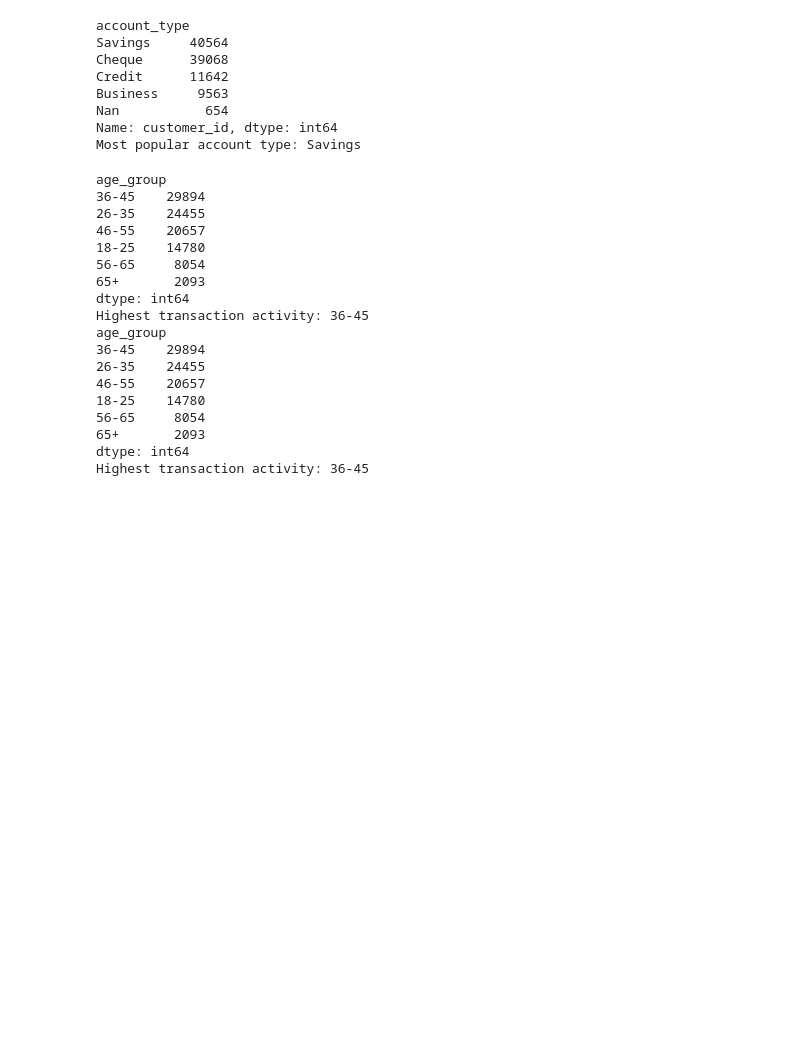
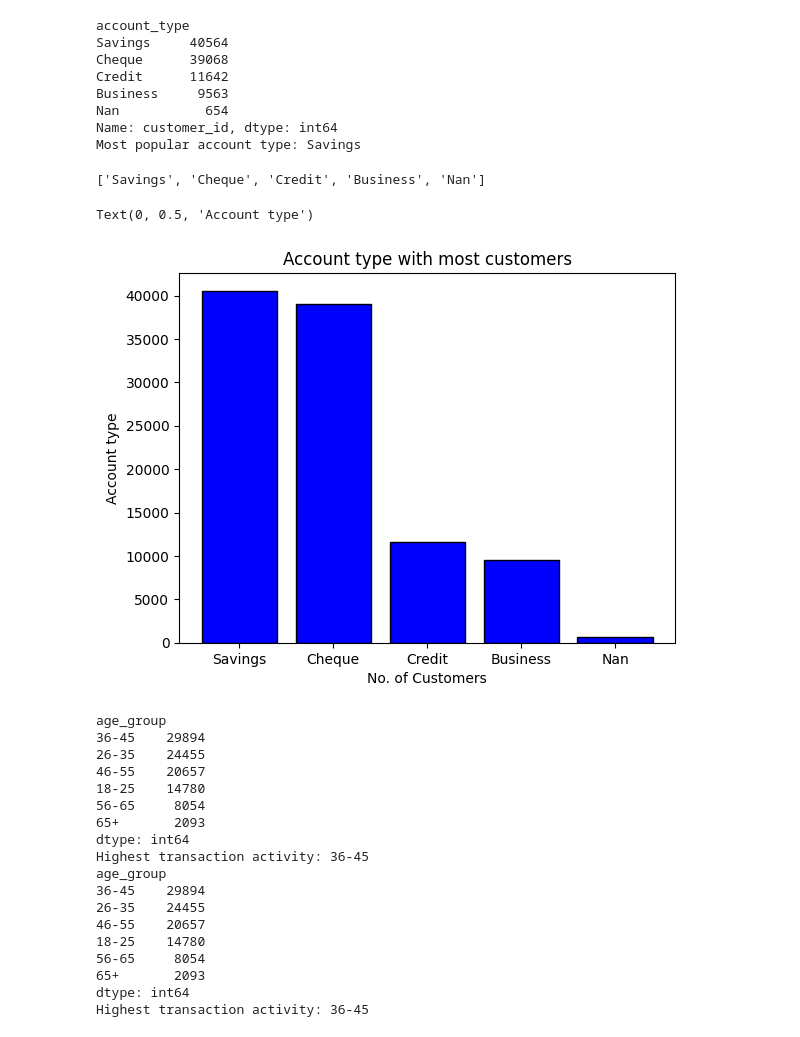
Before and after one commit to akonamajongile-a11y/bankguard, a Jupyter notebook: Siziphiwe_bankguard.ipynb, the cells around one changed output. Cells and saved outputs as stored; diff of their text form; code cells hidden in the pictures; blank space fills up the shorter version.

```diff
--- a/Siziphiwe_bankguard.ipynb
+++ b/Siziphiwe_bankguard.ipynb
@@ -585,6 +648,25 @@ Business     9563
 Nan           654
 Name: customer_id, dtype: int64
 Most popular account type: Savings
+# %%
+g = list(account_type.index.values)[0:]
+v = list(account_type.values)[0:]
+g
+# %% [output]
+['Savings', 'Cheque', 'Credit', 'Business', 'Nan']
+# %%
+import matplotlib.pyplot as plt
+
+# create bar graph
+plt.bar(g, v, color='blue', edgecolor='black')
+
+# formatting
+plt.title('Account type with most customers')
+plt.xlabel('No. of Customers')
+plt.ylabel('Account type')
+# %% [output]
+Text(0, 0.5, 'Account type')
+[figure, added]
 # %%
 #Which age group has the highest transaction activity?
 #Was creating age groups:
```
Also changed, not shown: parts of 11 cells of this notebook, 1 other file.
